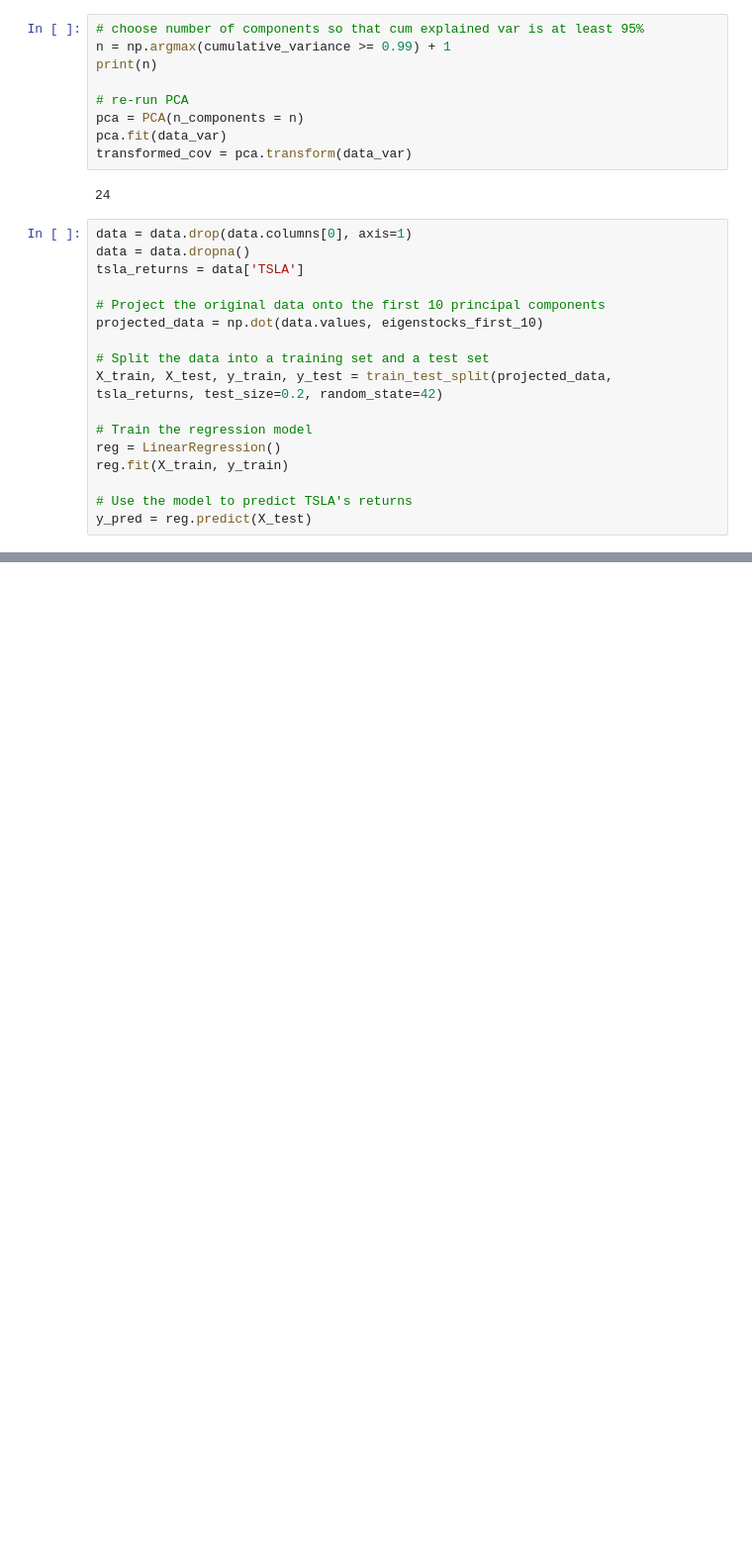
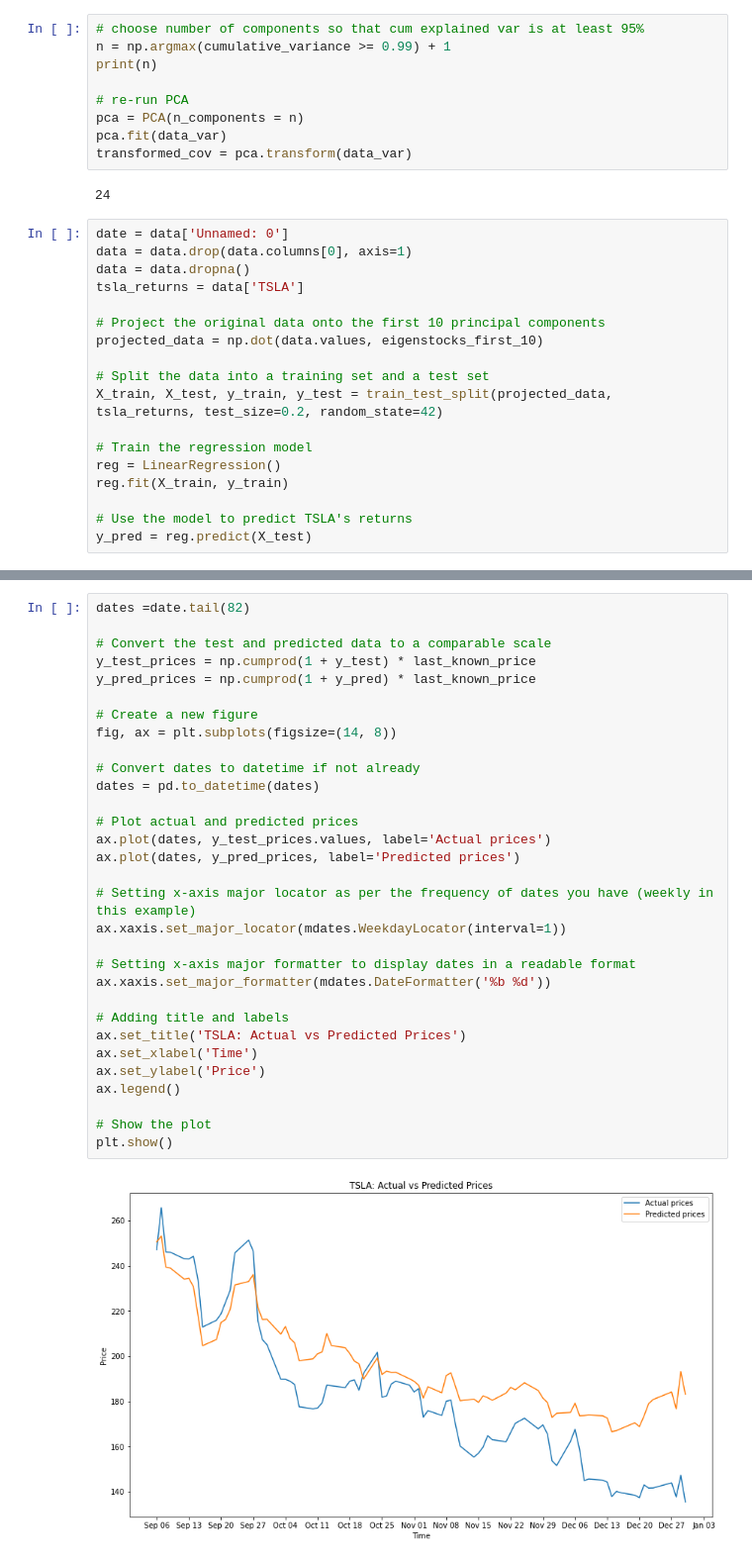
Before and after one commit to wzy526/stock_index_pred, a Jupyter notebook: PCA.ipynb, the cells around one changed output, grey strips where cells are left out. Shown at 99% size. Cells and saved outputs as stored; diff of their text form; blank space fills up the shorter version.

```diff
--- a/PCA.ipynb
+++ b/PCA.ipynb
@@ -77,6 +79,7 @@ transformed_cov = pca.transform(data_var)
 # %% [output]
 24
 # %%
+date = data['Unnamed: 0']
 data = data.drop(data.columns[0], axis=1)
 data = data.dropna()
 tsla_returns = data['TSLA']
@@ -126,0 +106,33 @@ plt.show()
+# %%
+dates =date.tail(82)
+
+# Convert the test and predicted data to a comparable scale
+y_test_prices = np.cumprod(1 + y_test) * last_known_price
+y_pred_prices = np.cumprod(1 + y_pred) * last_known_price
+
+# Create a new figure
+fig, ax = plt.subplots(figsize=(14, 8))
+
+# Convert dates to datetime if not already
+dates = pd.to_datetime(dates)
+
+# Plot actual and predicted prices
+ax.plot(dates, y_test_prices.values, label='Actual prices')
+ax.plot(dates, y_pred_prices, label='Predicted prices')
+
+# Setting x-axis major locator as per the frequency of dates you have (weekly in this example)
+ax.xaxis.set_major_locator(mdates.WeekdayLocator(interval=1))
+
+# Setting x-axis major formatter to display dates in a readable format
+ax.xaxis.set_major_formatter(mdates.DateFormatter('%b %d'))
+
+# Adding title and labels
+ax.set_title('TSLA: Actual vs Predicted Prices')
+ax.set_xlabel('Time')
+ax.set_ylabel('Price')
+ax.legend()
+
+# Show the plot
+plt.show()
+# %% [output]
+[figure, added]
```
Also changed, not shown: parts of 5 cells of this notebook, 1 other file.
